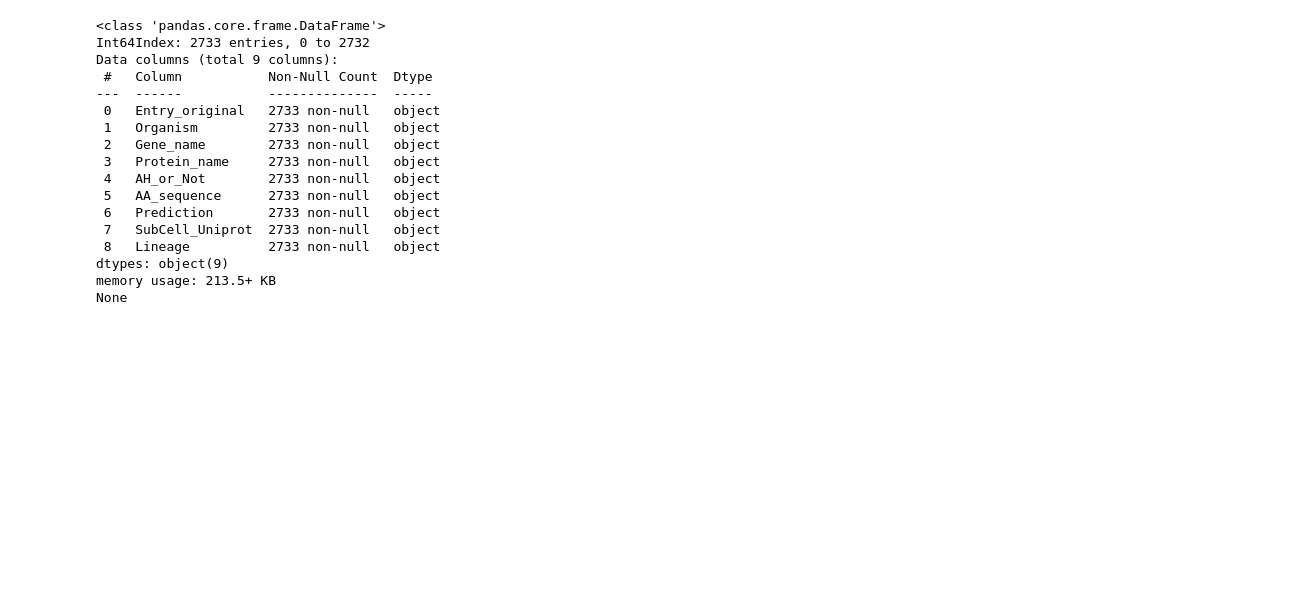
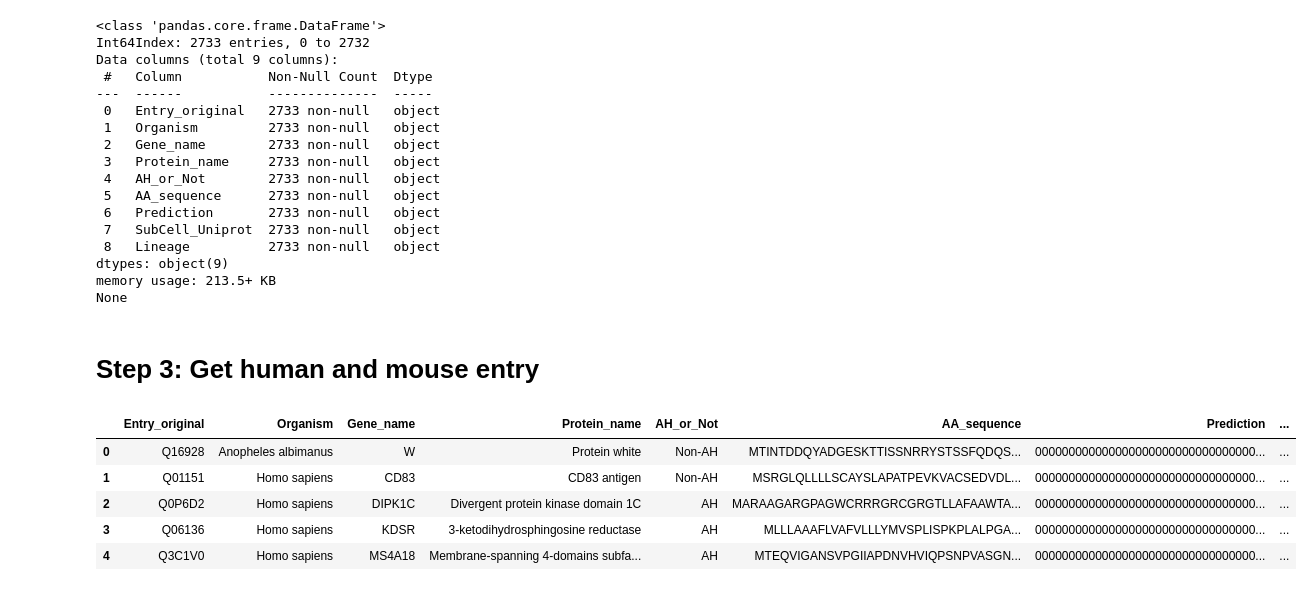
Before and after one commit to shokenlee/Find-AH-NE_MemBrain, a Jupyter notebook: MemBrain_.ipynb, the cells around one changed output. Cells and saved outputs as stored; diff of their text form; code cells hidden in the pictures; blank space fills up the shorter version.

Commit message:
Step 3 in progress

```diff
--- a/MemBrain_.ipynb
+++ b/MemBrain_.ipynb
@@ -273,0 +294,14 @@ df_metazoanGenes.to_csv('./Results_step_2.csv', index=False)
+# %% [markdown]
+# Step 3: Get human and mouse entry
+# %%
+# import df from step 3
+df_metazoanGenes = pd.read_csv('./IntermediateProducts/Results_step_2.csv')
+# %%
+df_metazoanGenes.head()
+# %% [output]
+|  | Entry_original | Organism | Gene_name | Protein_name | AH_or_Not | AA_sequence | Prediction | ... |
+| 0 | Q16928 | Anopheles albimanus | W | Protein white | Non-AH | MTINTDDQYADGESKTTISSNRRYSTSSFQDQS... | 000000000000000000000000000000000... | ... |
+| 1 | Q01151 | Homo sapiens | CD83 | CD83 antigen | Non-AH | MSRGLQLLLLSCAYSLAPATPEVKVACSEDVDL... | 000000000000000000000000000000000... | ... |
+| 2 | Q0P6D2 | Homo sapiens | DIPK1C | Divergent protein kinase domain 1C | AH | MARAAGARGPAGWCRRRGRCGRGTLLAFAAWTA... | 000000000000000000000000000000000... | ... |
+| 3 | Q06136 | Homo sapiens | KDSR | 3-ketodihydrosphingosine reductase | AH | MLLLAAAFLVAFVLLLYMVSPLISPKPLALPGA... | 000000000000000000000000000000000... | ... |
+| 4 | Q3C1V0 | Homo sapiens | MS4A18 | Membrane-spanning 4-domains subfa... | AH | MTEQVIGANSVPGIIAPDNVHVIQPSNPVASGN... | 000000000000000000000000000000000... | ... |
```
Also changed, not shown: parts of 26 cells of this notebook.
